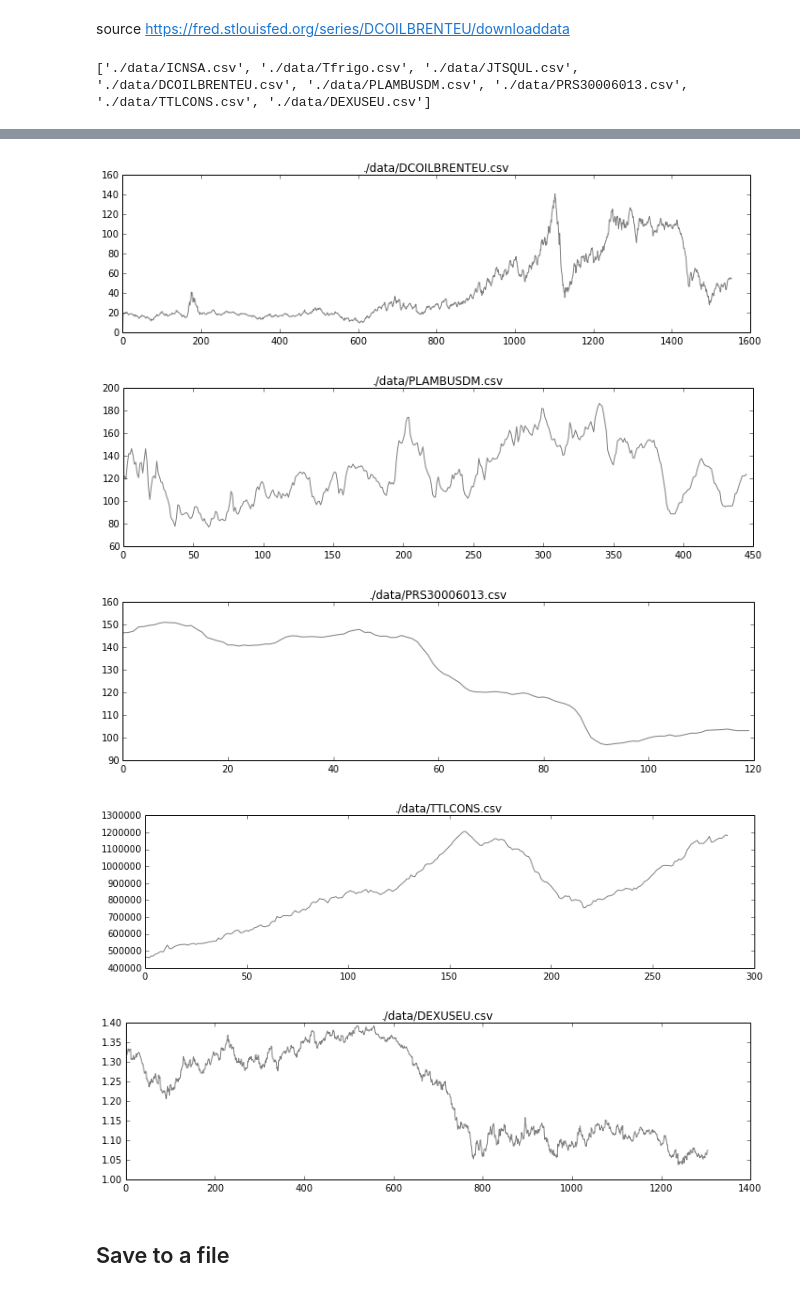
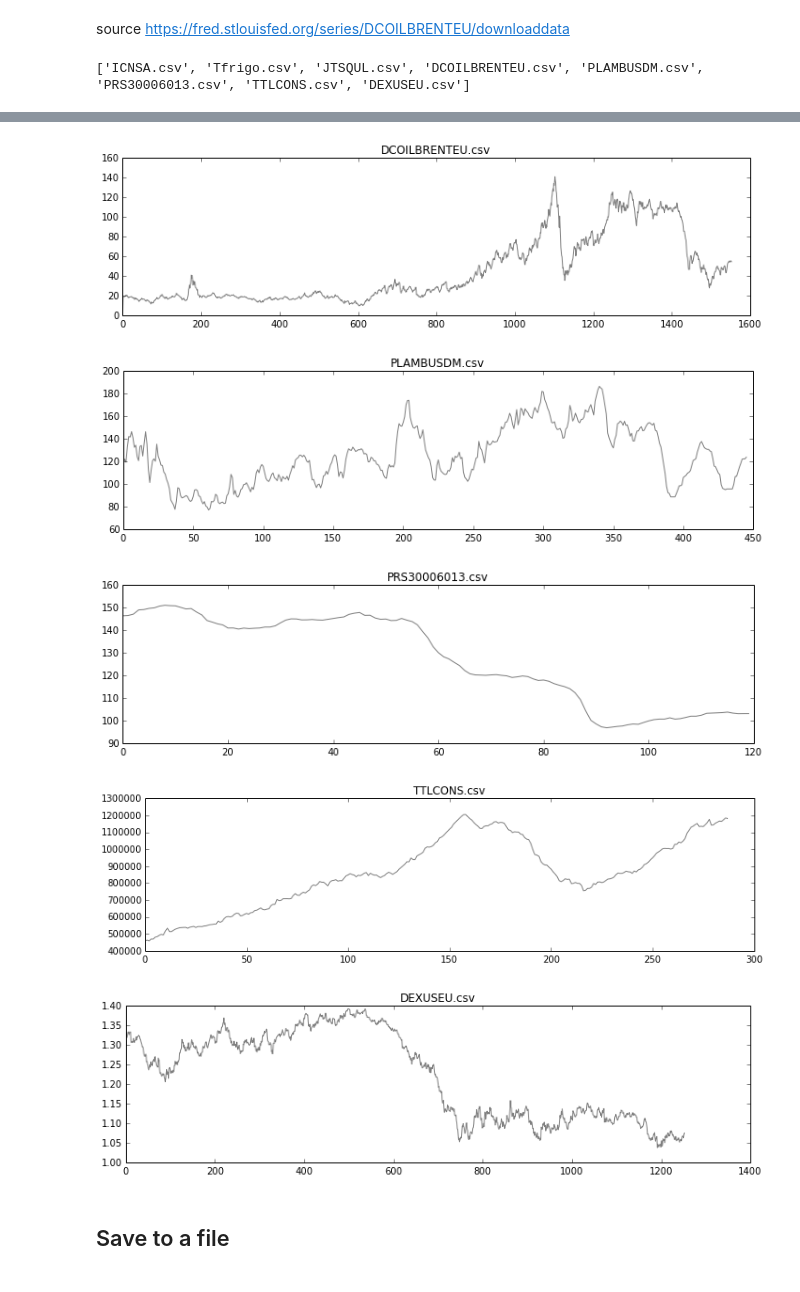
Before and after one commit to xdze2/xdze2.github.io-src, a Jupyter notebook: content/statistiques/data_timeseries.ipynb, the cells around one changed output, grey strips where cells are left out. Cells and saved outputs as stored; diff of their text form; code cells hidden in the pictures.

```diff
--- a/content/statistiques/data_timeseries.ipynb
+++ b/content/statistiques/data_timeseries.ipynb
@@ -6,12 +6,13 @@ import matplotlib.pyplot as plt
 import numpy as np
 # %%
 import os
-datafiles = os.listdir('./data')
+datadir = './data'
+datafiles = os.listdir(datadir)
 
-datafiles = [ './data/' + name for name in datafiles ]
+datafiles = [ name for name in datafiles ]
 print datafiles
 # %% [output]
-['./data/ICNSA.csv', './data/Tfrigo.csv', './data/JTSQUL.csv', './data/DCOILBRENTEU.csv', './data/PLAMBUSDM.csv', './data/PRS30006013.csv', './data/TTLCONS.csv', './data/DEXUSEU.csv']
+['ICNSA.csv', 'Tfrigo.csv', 'JTSQUL.csv', 'DCOILBRENTEU.csv', 'PLAMBUSDM.csv', 'PRS30006013.csv', 'TTLCONS.csv', 'DEXUSEU.csv']
 # %%
 def readXY( filename ):
     data = np.loadtxt(filename, dtype='str', comments='#', delimiter=',',  skiprows=1)
@@ -19,9 +20,7 @@ def readXY( filename ):
     Ystr = [ u[1] for u in data ]
     Y = []
     for i, s in enumerate( Ystr ):
-        if s == '.':
-            Y.append( Y[-1] )
-        else:
+        if s != '.':  # on supprime les données manquantes
             Y.append( float(s) )
 
     Y = np.array( Y )
@@ -30,7 +29,7 @@ def readXY( filename ):
     return X, Y
 # %%
 for fname in datafiles:
-    X, Y = readXY( fname )
+    X, Y = readXY( datadir + '/' + fname )
 
     print fname
     plt.figure(figsize=(12, 3)  )
@@ -51,8 +50,8 @@ for fname in datafiles:
-[figure, old version]
+[figure, new version]
-[figure, old version]
+[figure, new version]
-[figure, old version]
+[figure, new version]
-[figure, old version]
+[figure, new version]
-[figure, old version]
+[figure, new version]
 # %% [markdown]
 ## Save to a file
 # %%
```
Also changed, not shown: parts of 3 cells of this notebook, 3 other files.
